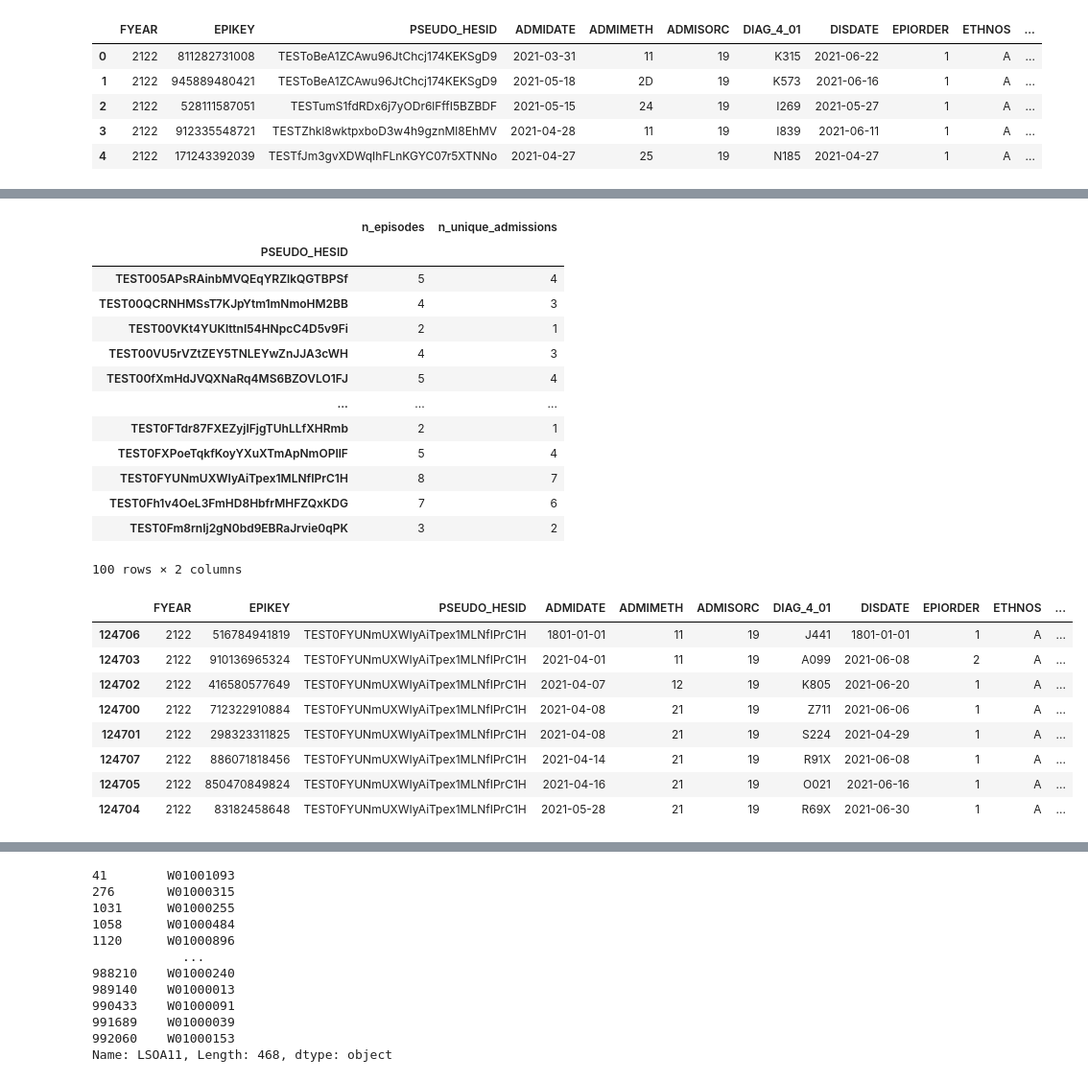
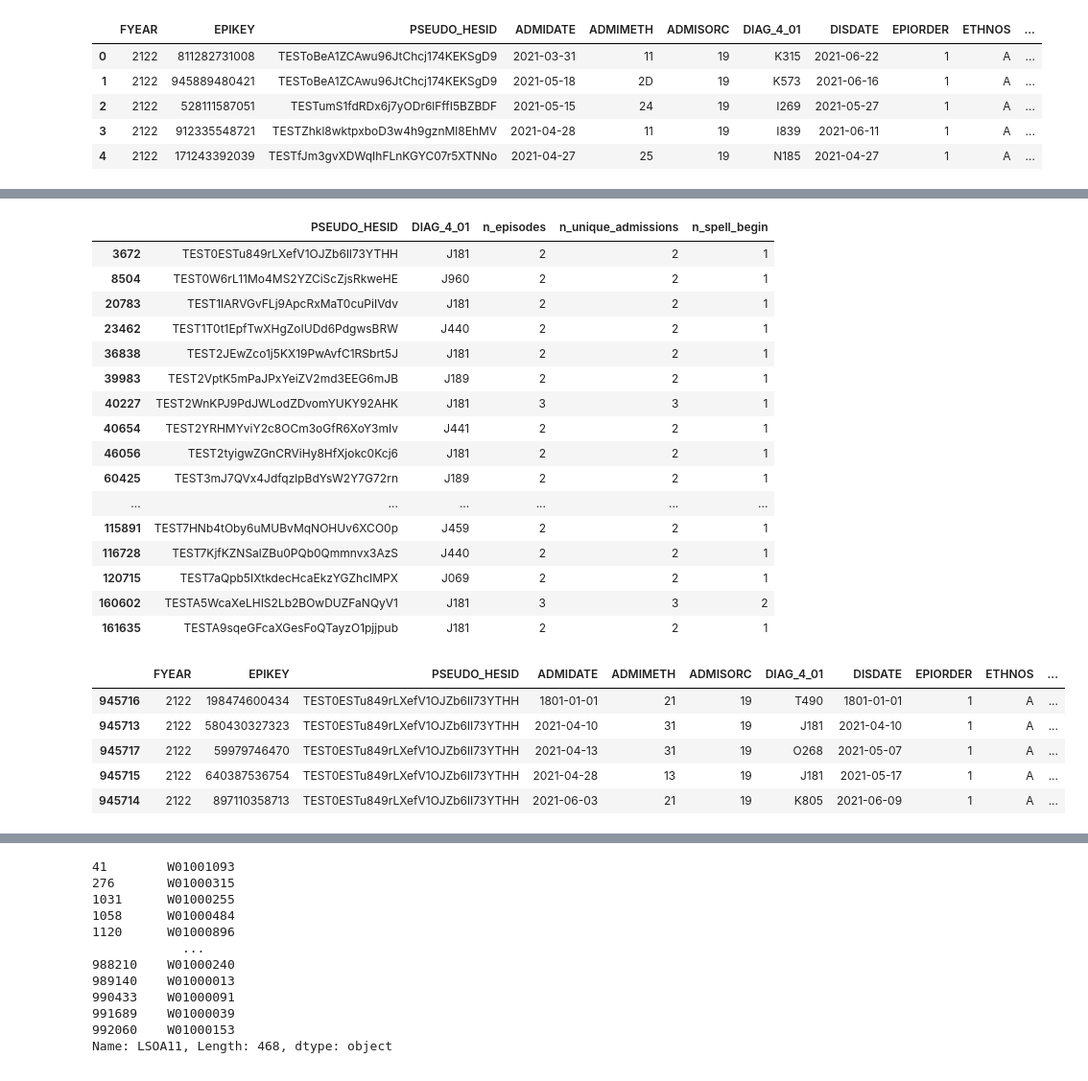
Before and after one commit to khizer-i/respiratory-admissions, a Jupyter notebook: notebooks/01_data_quality.ipynb, the cells around one changed output, grey strips where cells are left out. Shown at 96% size. Cells and saved outputs as stored; diff of their text form; code cells hidden in the pictures.

```diff
--- a/notebooks/01_data_quality.ipynb
+++ b/notebooks/01_data_quality.ipynb
@@ -5,18 +6,15 @@ import pandas as pd
 # %%
+# Load raw artificial APC data (one year only)
 path = "../data/raw/artificial_hes_apc_202302_v1_full/artificial_hes_apc_202302_v1_full/artificial_hes_apc_2122.csv"
 
-NEEDED_COLS = [
+USE_COLS = [
     "PSEUDO_HESID", "EPIKEY", "EPIORDER",
     "ADMIDATE", "DISDATE", "ADMIMETH", "ADMISORC",
     "DIAG_4_01", "ETHNOS", "SEX", "STARTAGE", "LSOA11",
     "SPELBGIN", "SPELEND", "SPELDUR", "SPELDUR_CALC", "FYEAR",
 ]
 
-raw_apc = pd.read_csv(
-    path,
-    usecols=NEEDED_COLS
-)
-
+raw_apc = pd.read_csv(path, usecols=USE_COLS)
 raw_apc.head()
 # %% [output]
 |  | FYEAR | EPIKEY | PSEUDO_HESID | ADMIDATE | ADMIMETH | ADMISORC | DIAG_4_01 | DISDATE | EPIORDER | ETHNOS | ... |
@@ -37,35 +35,48 @@ Next steps:
 - Are there more records with concurrent spells? Consider fix.
 # %%
-dq = raw_apc.groupby("PSEUDO_HESID").agg(
-    n_episodes=("EPIKEY","count"),
-    n_unique_admissions=("ADMIDATE","nunique")
-    ).query("n_episodes != n_unique_admissions")
+# Episode, admission, spell counts (for respiratory patients)
+c = (
+    raw_apc
+    .assign(spell_begin=lambda d: d["SPELBGIN"].isin([1, 2]))
+    .groupby(["PSEUDO_HESID", "DIAG_4_01"], as_index=False)
+    .agg(
+        n_episodes=("EPIKEY", "count"),
+        n_unique_admissions=("ADMIDATE", "nunique"),
+        n_spell_begin=("spell_begin", "sum")
+    )
+    .loc[lambda d:
+         d["DIAG_4_01"].astype("string").str.startswith("J", na=False)
+         & (d["n_episodes"] != d["n_spell_begin"])
+         & d["n_spell_begin"] > 0
+    ]
+)
 
-dq.head(100)
+c.head(20)
 # %% [output]
-|  | n_episodes | n_unique_admissions |
-| PSEUDO_HESID |  |  |
-| TEST005APsRAinbMVQEqYRZlkQGTBPSf | 5 | 4 |
-| TEST00QCRNHMSsT7KJpYtm1mNmoHM2BB | 4 | 3 |
-| TEST00VKt4YUKlttnI54HNpcC4D5v9Fi | 2 | 1 |
-| TEST00VU5rVZtZEY5TNLEYwZnJJA3cWH | 4 | 3 |
-| TEST00fXmHdJVQXNaRq4MS6BZOVLO1FJ | 5 | 4 |
-| ... | ... | ... |
-| TEST0FTdr87FXEZyjIFjgTUhLLfXHRmb | 2 | 1 |
-| TEST0FXPoeTqkfKoyYXuXTmApNmOPIlF | 5 | 4 |
-| TEST0FYUNmUXWIyAiTpex1MLNfIPrC1H | 8 | 7 |
-| TEST0Fh1v4OeL3FmHD8HbfrMHFZQxKDG | 7 | 6 |
-| TEST0Fm8rnIj2gN0bd9EBRaJrvie0qPK | 3 | 2 |
+|  | PSEUDO_HESID | DIAG_4_01 | n_episodes | n_unique_admissions | n_spell_begin |
+| 3672 | TEST0ESTu849rLXefV1OJZb6lI73YTHH | J181 | 2 | 2 | 1 |
+| 8504 | TEST0W6rL11Mo4MS2YZCiScZjsRkweHE | J960 | 2 | 2 | 1 |
+| 20783 | TEST1IARVGvFLj9ApcRxMaT0cuPiIVdv | J181 | 2 | 2 | 1 |
+| 23462 | TEST1T0t1EpfTwXHgZoIUDd6PdgwsBRW | J440 | 2 | 2 | 1 |
+| 36838 | TEST2JEwZco1j5KX19PwAvfC1RSbrt5J | J181 | 2 | 2 | 1 |
+| 39983 | TEST2VptK5mPaJPxYeiZV2md3EEG6mJB | J189 | 2 | 2 | 1 |
+| 40227 | TEST2WnKPJ9PdJWLodZDvomYUKY92AHK | J181 | 3 | 3 | 1 |
+| 40654 | TEST2YRHMYviY2c8OCm3oGfR6XoY3mIv | J441 | 2 | 2 | 1 |
+| 46056 | TEST2tyigwZGnCRViHy8HfXjokc0Kcj6 | J181 | 2 | 2 | 1 |
+| 60425 | TEST3mJ7QVx4JdfqzlpBdYsW2Y7G72rn | J189 | 2 | 2 | 1 |
+| ... | ... | ... | ... | ... | ... |
+| 115891 | TEST7HNb4tOby6uMUBvMqNOHUv6XCO0p | J459 | 2 | 2 | 1 |
+| 116728 | TEST7KjfKZNSalZBu0PQb0Qmmnvx3AzS | J440 | 2 | 2 | 1 |
+| 120715 | TEST7aQpb5IXtkdecHcaEkzYGZhcIMPX | J069 | 2 | 2 | 1 |
+| 160602 | TESTA5WcaXeLHIS2Lb2BOwDUZFaNQyV1 | J181 | 3 | 3 | 2 |
+| 161635 | TESTA9sqeGFcaXGesFoQTayzO1pjjpub | J181 | 2 | 2 | 1 |
-100 rows × 2 columns
 # %%
-raw_apc[raw_apc["PSEUDO_HESID"] == 'TEST0FYUNmUXWIyAiTpex1MLNfIPrC1H'].sort_values(by=["ADMIDATE", "EPIORDER"])
+# Check example patient
+raw_apc[raw_apc["PSEUDO_HESID"] == 'TEST0ESTu849rLXefV1OJZb6lI73YTHH'].sort_values(by=["ADMIDATE", "EPIORDER"])
 # %% [output]
 |  | FYEAR | EPIKEY | PSEUDO_HESID | ADMIDATE | ADMIMETH | ADMISORC | DIAG_4_01 | DISDATE | EPIORDER | ETHNOS | ... |
-| 124706 | 2122 | 516784941819 | TEST0FYUNmUXWIyAiTpex1MLNfIPrC1H | 1801-01-01 | 11 | 19 | J441 | 1801-01-01 | 1 | A | ... |
-| 124703 | 2122 | 910136965324 | TEST0FYUNmUXWIyAiTpex1MLNfIPrC1H | 2021-04-01 | 11 | 19 | A099 | 2021-06-08 | 2 | A | ... |
-| 124702 | 2122 | 416580577649 | TEST0FYUNmUXWIyAiTpex1MLNfIPrC1H | 2021-04-07 | 12 | 19 | K805 | 2021-06-20 | 1 | A | ... |
-| 124700 | 2122 | 712322910884 | TEST0FYUNmUXWIyAiTpex1MLNfIPrC1H | 2021-04-08 | 21 | 19 | Z711 | 2021-06-06 | 1 | A | ... |
-| 124701 | 2122 | 298323311825 | TEST0FYUNmUXWIyAiTpex1MLNfIPrC1H | 2021-04-08 | 21 | 19 | S224 | 2021-04-29 | 1 | A | ... |
-| 124707 | 2122 | 886071818456 | TEST0FYUNmUXWIyAiTpex1MLNfIPrC1H | 2021-04-14 | 21 | 19 | R91X | 2021-06-08 | 1 | A | ... |
-| 124705 | 2122 | 850470849824 | TEST0FYUNmUXWIyAiTpex1MLNfIPrC1H | 2021-04-16 | 21 | 19 | O021 | 2021-06-16 | 1 | A | ... |
-| 124704 | 2122 | 83182458648 | TEST0FYUNmUXWIyAiTpex1MLNfIPrC1H | 2021-05-28 | 21 | 19 | R69X | 2021-06-30 | 1 | A | ... |
+| 945716 | 2122 | 198474600434 | TEST0ESTu849rLXefV1OJZb6lI73YTHH | 1801-01-01 | 21 | 19 | T490 | 1801-01-01 | 1 | A | ... |
+| 945713 | 2122 | 580430327323 | TEST0ESTu849rLXefV1OJZb6lI73YTHH | 2021-04-10 | 31 | 19 | J181 | 2021-04-10 | 1 | A | ... |
+| 945717 | 2122 | 59979746470 | TEST0ESTu849rLXefV1OJZb6lI73YTHH | 2021-04-13 | 31 | 19 | O268 | 2021-05-07 | 1 | A | ... |
+| 945715 | 2122 | 640387536754 | TEST0ESTu849rLXefV1OJZb6lI73YTHH | 2021-04-28 | 13 | 19 | J181 | 2021-05-17 | 1 | A | ... |
+| 945714 | 2122 | 897110358713 | TEST0ESTu849rLXefV1OJZb6lI73YTHH | 2021-06-03 | 21 | 19 | K805 | 2021-06-09 | 1 | A | ... |
```
Also changed, not shown: parts of 19 cells of this notebook, 3 other files.
